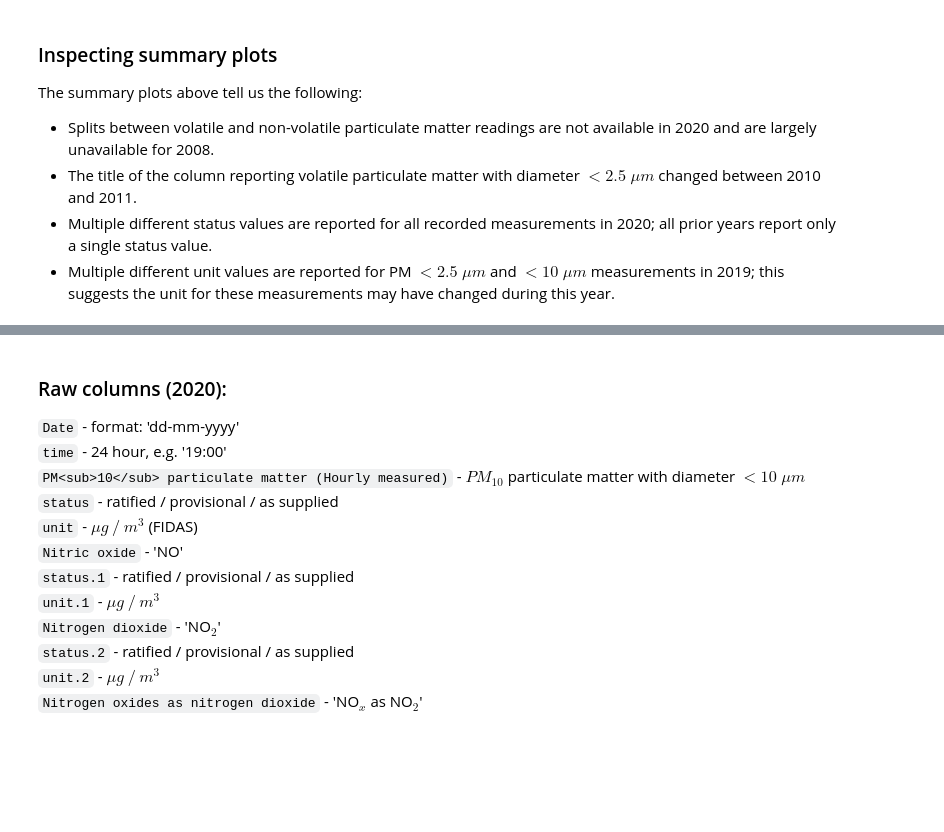
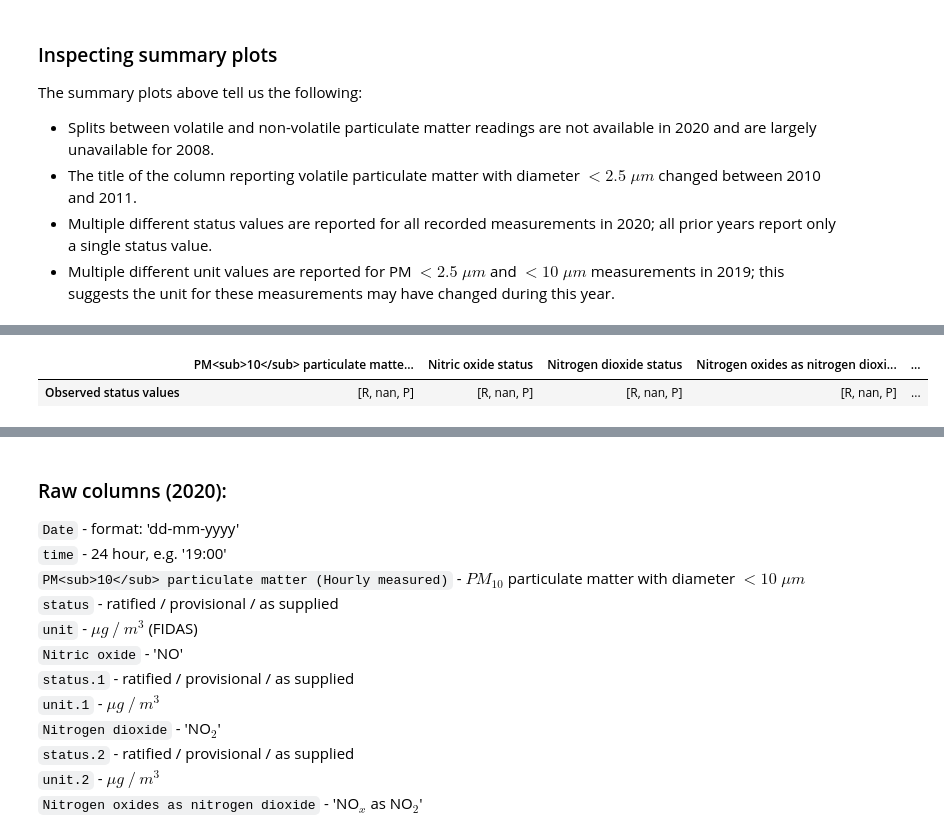
Before and after one commit to Simon-Lee-UK/air-pollution, a Jupyter notebook: analysis/1_0_initial_data_read.ipynb, the cells around one changed output, grey strips where cells are left out. Cells and saved outputs as stored; diff of their text form; code cells hidden in the pictures; blank space fills up the shorter version.

```diff
--- a/analysis/1_0_initial_data_read.ipynb
+++ b/analysis/1_0_initial_data_read.ipynb
@@ -170,0 +136,15 @@ unit_summary
+# %%
+df_2020 = data_dict[2020].copy()
+status_columns = [col for col in df_2020.columns if status_str in col]
+status_values_2020 = pd.DataFrame(
+    {col: "error" for col in status_columns}, index=["Observed status values"]
+)
+for column in status_columns:
+    status_values_2020.loc["Observed status values (2020)", column] = (
+        df_2020[column].unique().tolist()
+    )
+
+status_values_2020
+# %% [output]
+|  | PM<sub>10</sub> particulate matte... | Nitric oxide status | Nitrogen dioxide status | Nitrogen oxides as nitrogen dioxi... | ... |
+| Observed status values | [R, nan, P] | [R, nan, P] | [R, nan, P] | [R, nan, P] | ... |
```
Also changed, not shown: parts of 14 cells of this notebook.
